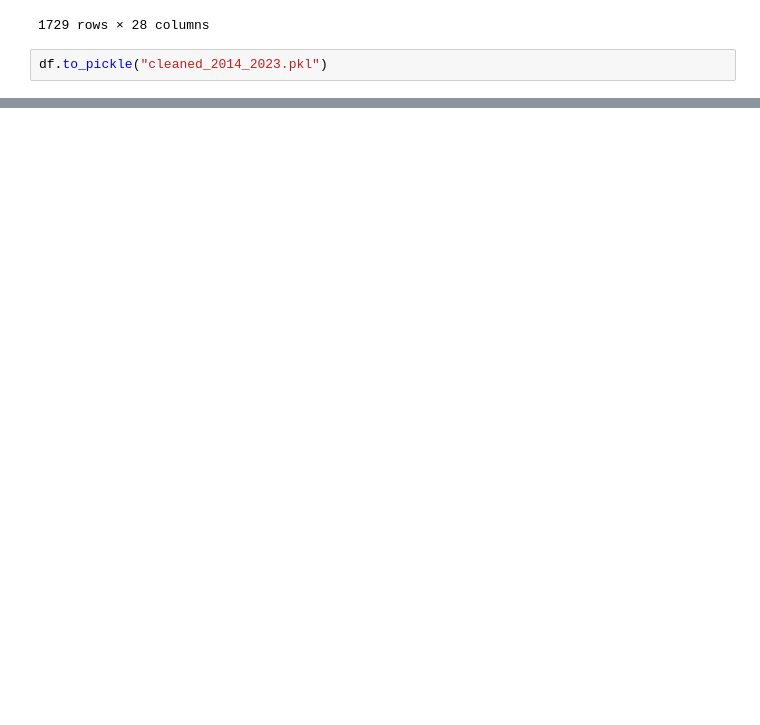
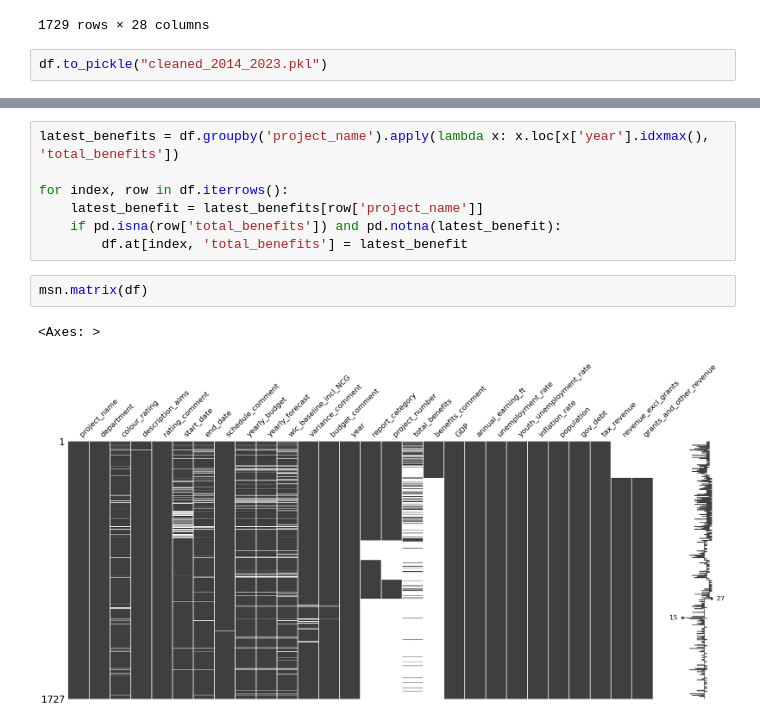
Before and after one commit to rauschgold/ds-bootcamp-capstone-project, a Jupyter notebook: notebooks/playground.ipynb, the cells around one changed output, grey strips where cells are left out. Cells and saved outputs as stored; diff of their text form; blank space fills up the shorter version.

```diff
--- a/notebooks/playground.ipynb
+++ b/notebooks/playground.ipynb
@@ -283,0 +353,12 @@ df.to_pickle("cleaned_2014_2023.pkl")
+# %%
+latest_benefits = df.groupby('project_name').apply(lambda x: x.loc[x['year'].idxmax(), 'total_benefits'])
+
+for index, row in df.iterrows():
+    latest_benefit = latest_benefits[row['project_name']]
+    if pd.isna(row['total_benefits']) and pd.notna(latest_benefit):
+        df.at[index, 'total_benefits'] = latest_benefit
+# %%
+msn.matrix(df)
+# %% [output]
+<Axes: >
+[figure, added]
```
Also changed, not shown: parts of 15 cells of this notebook, 1 other file.
